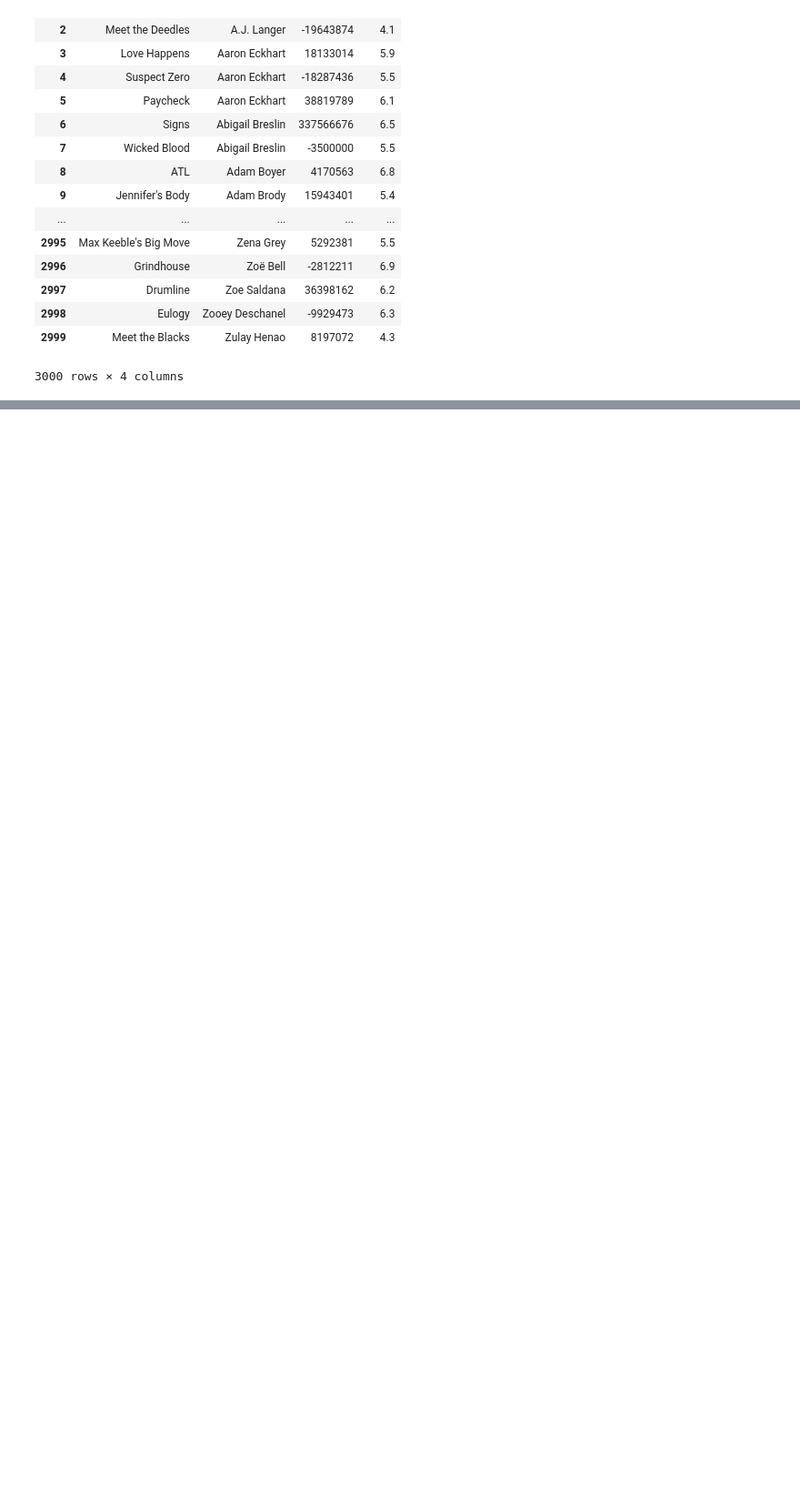
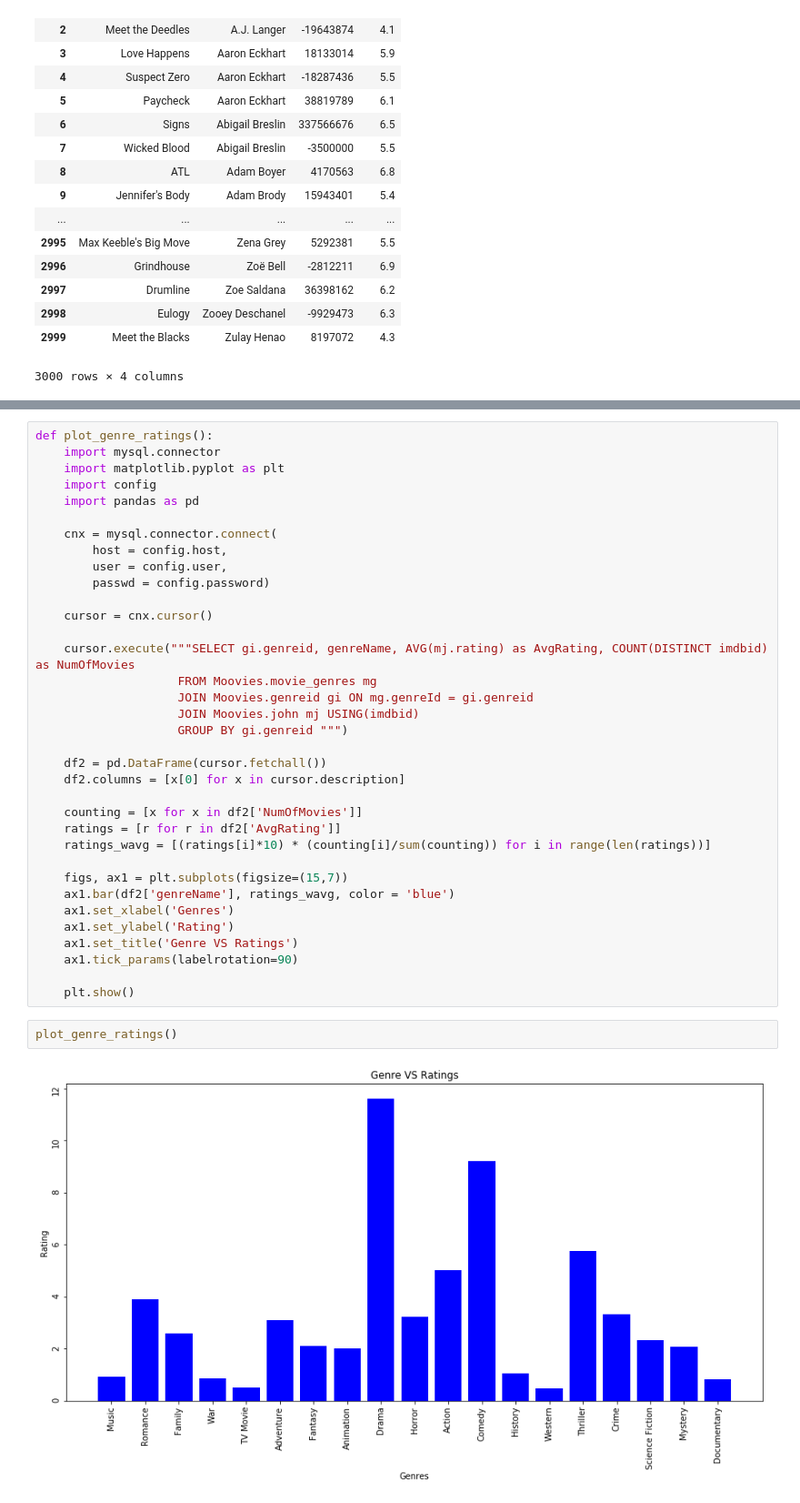
Before and after one commit to Jwdaniel34/stats-movies, a Jupyter notebook: graphs.ipynb, the cells around one changed output, grey strips where cells are left out. Shown: that part at 91% size. Saved outputs shown, nothing was run; the diff lists cells and outputs as text; blank space fills up the shorter version.

```diff
--- a/graphs.ipynb
+++ b/graphs.ipynb
@@ -81,0 +176,39 @@ df1
+# %%
+def plot_genre_ratings():
+    import mysql.connector
+    import matplotlib.pyplot as plt
+    import config
+    import pandas as pd
+
+    cnx = mysql.connector.connect(
+        host = config.host,
+        user = config.user,
+        passwd = config.password)
+
+    cursor = cnx.cursor()
+
+    cursor.execute("""SELECT gi.genreid, genreName, AVG(mj.rating) as AvgRating, COUNT(DISTINCT imdbid) as NumOfMovies
+                    FROM Moovies.movie_genres mg
+                    JOIN Moovies.genreid gi ON mg.genreId = gi.genreid
+                    JOIN Moovies.john mj USING(imdbid)
+                    GROUP BY gi.genreid """)
+
+    df2 = pd.DataFrame(cursor.fetchall())
+    df2.columns = [x[0] for x in cursor.description]
+
+    counting = [x for x in df2['NumOfMovies']]
+    ratings = [r for r in df2['AvgRating']]
+    ratings_wavg = [(ratings[i]*10) * (counting[i]/sum(counting)) for i in range(len(ratings))]
+
+    figs, ax1 = plt.subplots(figsize=(15,7))
+    ax1.bar(df2['genreName'], ratings_wavg, color = 'blue')
+    ax1.set_xlabel('Genres')
+    ax1.set_ylabel('Rating')
+    ax1.set_title('Genre VS Ratings')
+    ax1.tick_params(labelrotation=90)
+
+    plt.show()
+# %%
+plot_genre_ratings()
+# %% [output]
+[figure, added]
```
Also changed, not shown: parts of 13 cells of this notebook, 1 other file.
